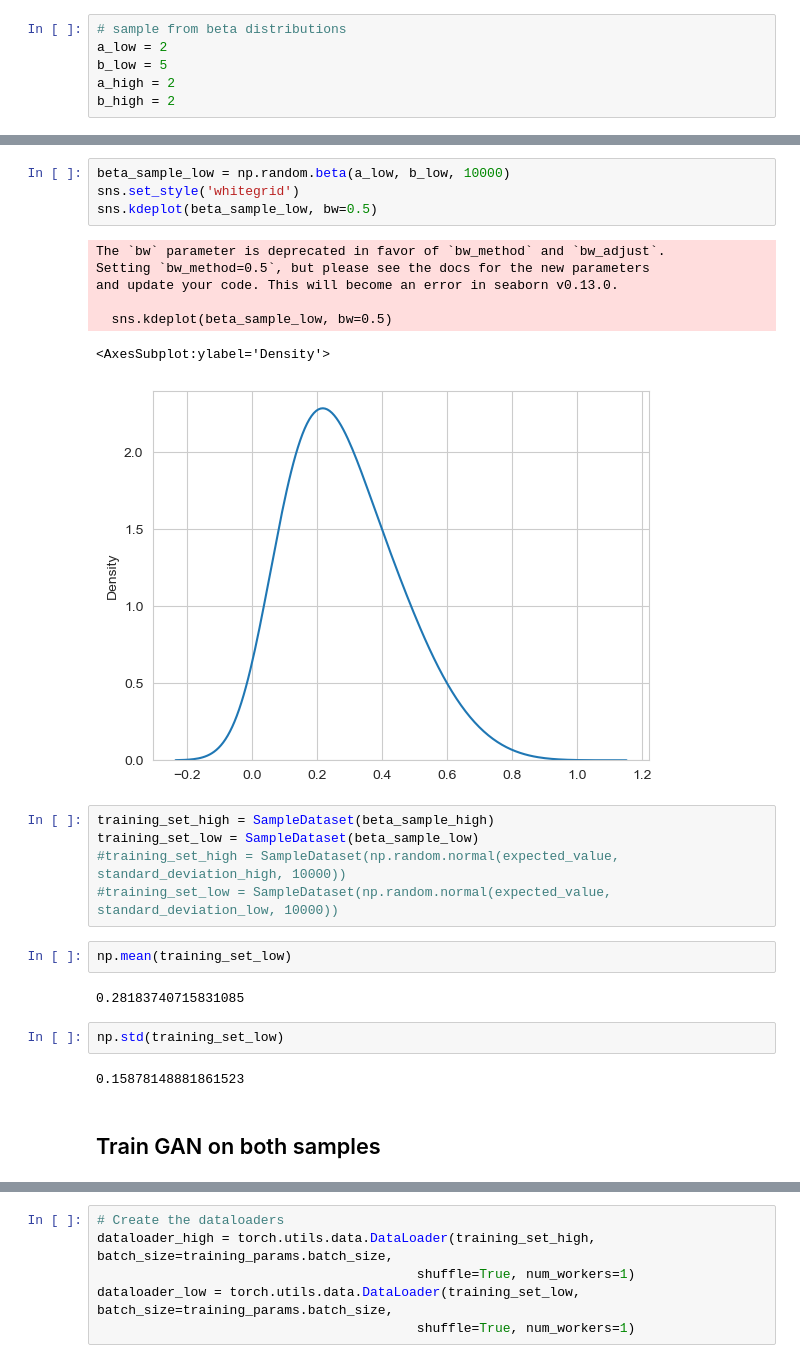
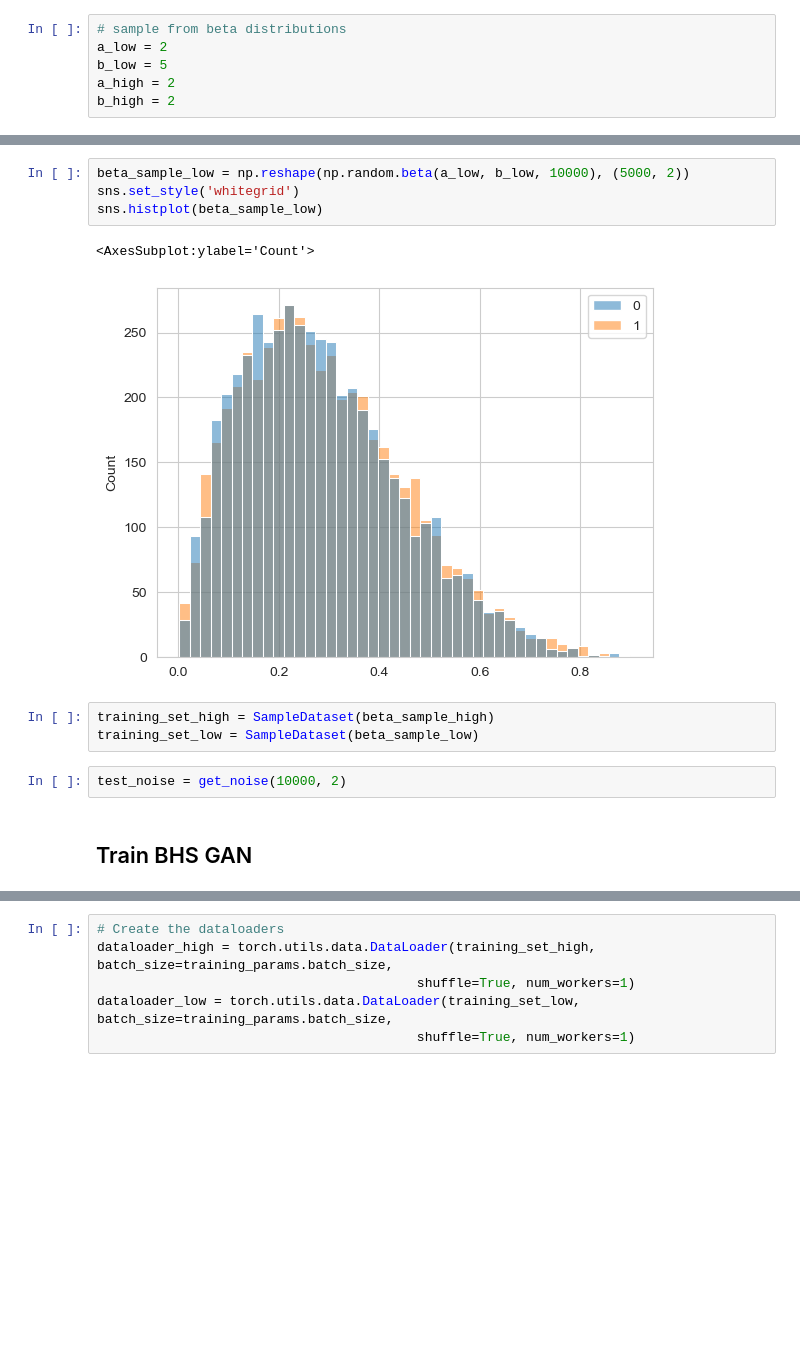
Before and after one commit to AlexF1994/bhsgan, a Jupyter notebook: first_experiments.ipynb, the cells around one changed output, grey strips where cells are left out. Drawn from its saved outputs; the diff is of its cells as text; blank space fills up the shorter version.

```diff
--- a/first_experiments.ipynb
+++ b/first_experiments.ipynb
@@ -54,28 +51,15 @@ and update your code. This will become an error in seaborn v0.13.0.
 # %%
-beta_sample_low = np.random.beta(a_low, b_low, 10000)
+beta_sample_low = np.reshape(np.random.beta(a_low, b_low, 10000), (5000, 2))
 sns.set_style('whitegrid')
-sns.kdeplot(beta_sample_low, bw=0.5)
+sns.histplot(beta_sample_low)
 # %% [output]
-The `bw` parameter is deprecated in favor of `bw_method` and `bw_adjust`.
-Setting `bw_method=0.5`, but please see the docs for the new parameters
-and update your code. This will become an error in seaborn v0.13.0.
-
-  sns.kdeplot(beta_sample_low, bw=0.5)
+<AxesSubplot:ylabel='Count'>
-<AxesSubplot:ylabel='Density'>
-[figure, old version]
+[figure, new version]
 # %%
 training_set_high = SampleDataset(beta_sample_high)
 training_set_low = SampleDataset(beta_sample_low)
-#training_set_high = SampleDataset(np.random.normal(expected_value, standard_deviation_high, 10000))
-#training_set_low = SampleDataset(np.random.normal(expected_value, standard_deviation_low, 10000))
-# %%
-np.mean(training_set_low)
-# %% [output]
-0.28183740715831085
-# %%
-np.std(training_set_low)
-# %% [output]
-0.15878148881861523
+# %%
+test_noise = get_noise(10000, 2)
 # %% [markdown]
-## Train GAN on both samples
+## Train BHS GAN
 # %%
```
Also changed, not shown: parts of 79 cells of this notebook, 9 other files.
